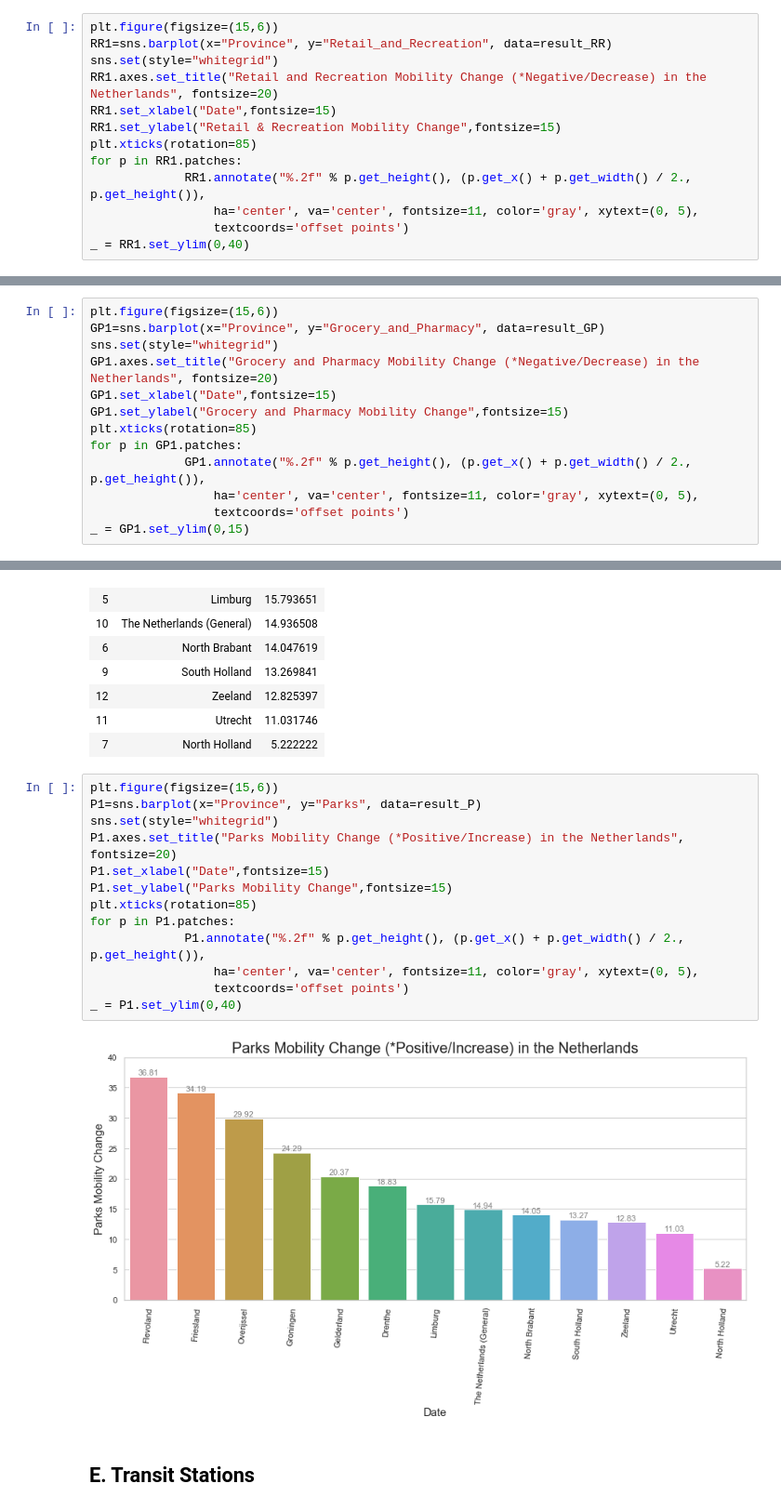
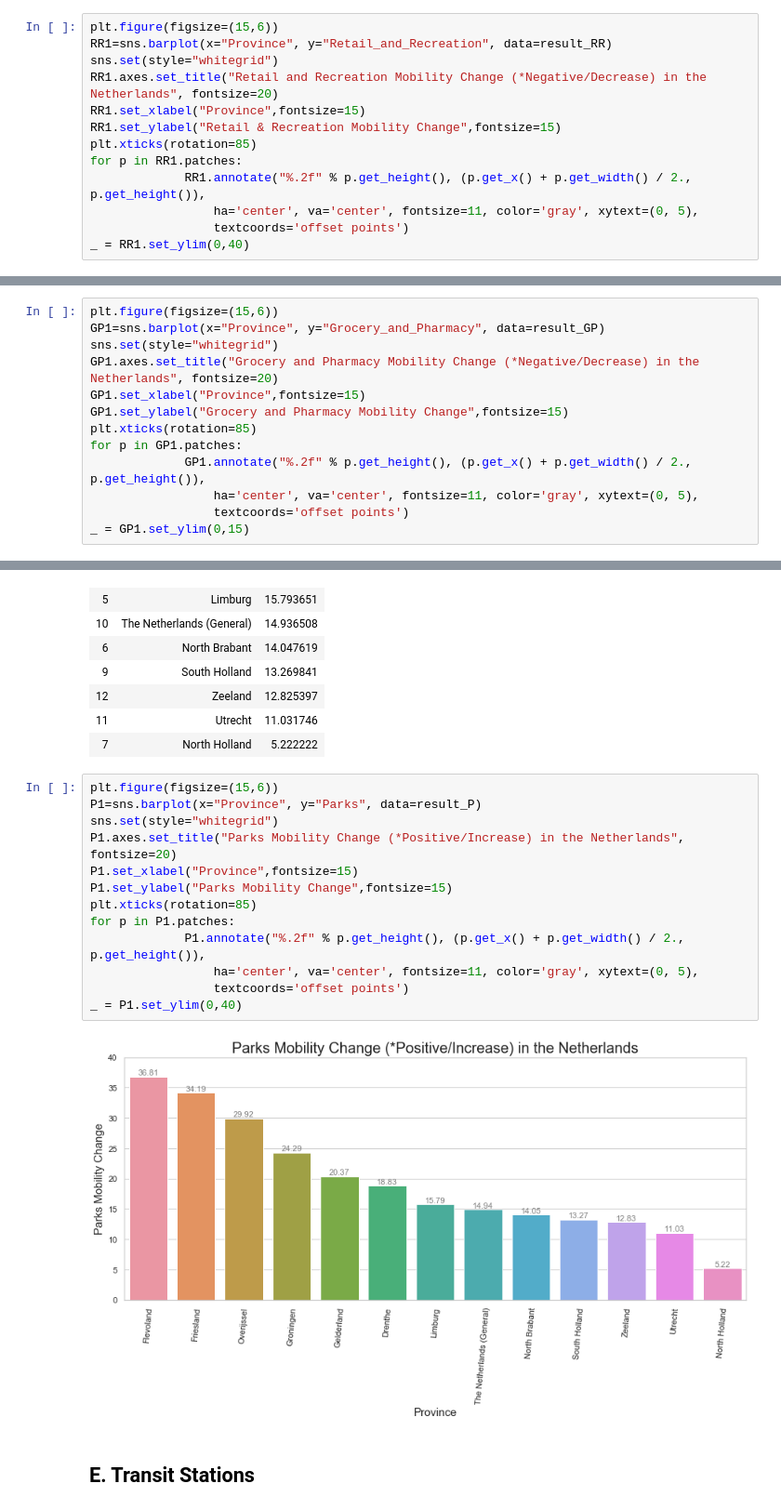
Before and after one commit to IJzerenSteen/COMMUNITY_MOBILITY_REPORT_FOR_NL, a Jupyter notebook: COVID-19_COMMUNITY_MOBILITY_REPORT_FOR_THE_NETHERLANDS.ipynb, the cells around one changed output, grey strips where cells are left out. Shown at 93% size. Saved outputs shown, nothing was run; the diff lists cells and outputs as text.

```diff
--- a/COVID-19_COMMUNITY_MOBILITY_REPORT_FOR_THE_NETHERLANDS.ipynb
+++ b/COVID-19_COMMUNITY_MOBILITY_REPORT_FOR_THE_NETHERLANDS.ipynb
@@ -246,7 +246,7 @@ plt.figure(figsize=(15,6))
 RR1=sns.barplot(x="Province", y="Retail_and_Recreation", data=result_RR)
 sns.set(style="whitegrid")
 RR1.axes.set_title("Retail and Recreation Mobility Change (*Negative/Decrease) in the Netherlands", fontsize=20)
-RR1.set_xlabel("Date",fontsize=15)
+RR1.set_xlabel("Province",fontsize=15)
 RR1.set_ylabel("Retail & Recreation Mobility Change",fontsize=15)
 plt.xticks(rotation=85)
 for p in RR1.patches:
@@ -309,7 +309,7 @@ plt.figure(figsize=(15,6))
 GP1=sns.barplot(x="Province", y="Grocery_and_Pharmacy", data=result_GP)
 sns.set(style="whitegrid")
 GP1.axes.set_title("Grocery and Pharmacy Mobility Change (*Negative/Decrease) in the Netherlands", fontsize=20)
-GP1.set_xlabel("Date",fontsize=15)
+GP1.set_xlabel("Province",fontsize=15)
 GP1.set_ylabel("Grocery and Pharmacy Mobility Change",fontsize=15)
 plt.xticks(rotation=85)
 for p in GP1.patches:
@@ -369,18 +369,18 @@ result_P
 # %%
 plt.figure(figsize=(15,6))
 P1=sns.barplot(x="Province", y="Parks", data=result_P)
 sns.set(style="whitegrid")
 P1.axes.set_title("Parks Mobility Change (*Positive/Increase) in the Netherlands", fontsize=20)
-P1.set_xlabel("Date",fontsize=15)
+P1.set_xlabel("Province",fontsize=15)
 P1.set_ylabel("Parks Mobility Change",fontsize=15)
 plt.xticks(rotation=85)
 for p in P1.patches:
              P1.annotate("%.2f" % p.get_height(), (p.get_x() + p.get_width() / 2., p.get_height()),
                  ha='center', va='center', fontsize=11, color='gray', xytext=(0, 5),
                  textcoords='offset points')
 _ = P1.set_ylim(0,40)
 # %% [output]
-[figure, old version]
+[figure, new version]
 # %% [markdown]
 ## E. Transit Stations
 # %% [markdown]
```
Also changed, not shown: parts of 7 cells of this notebook.
